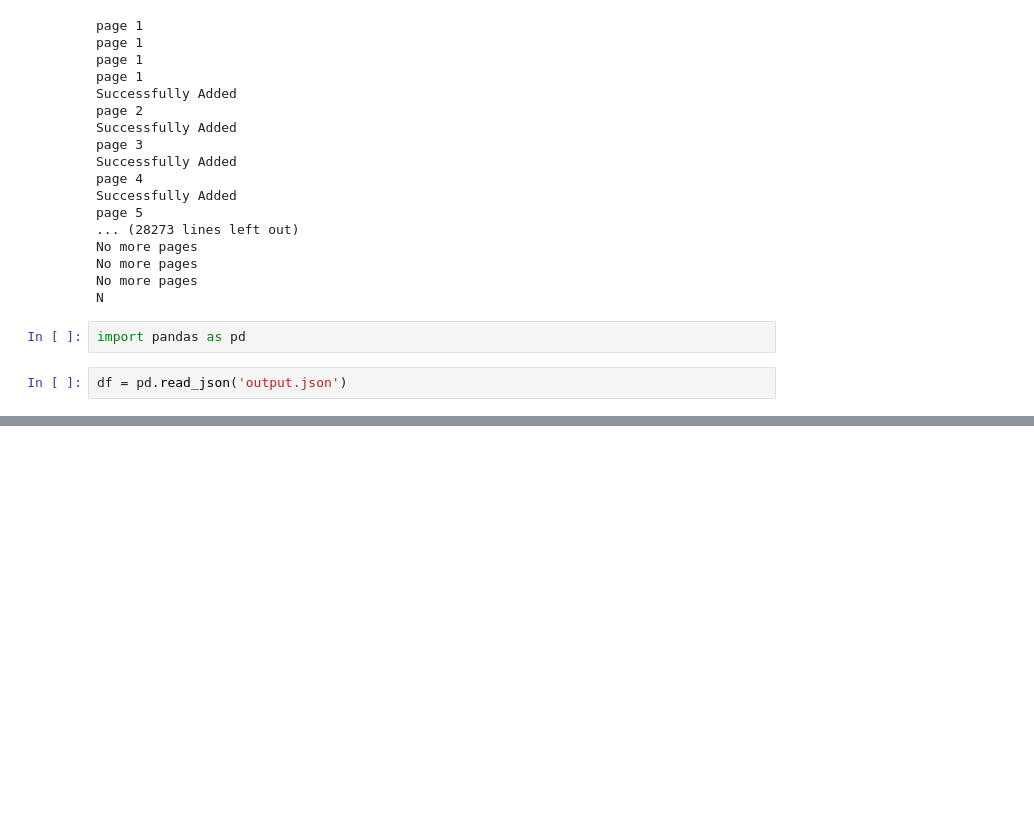
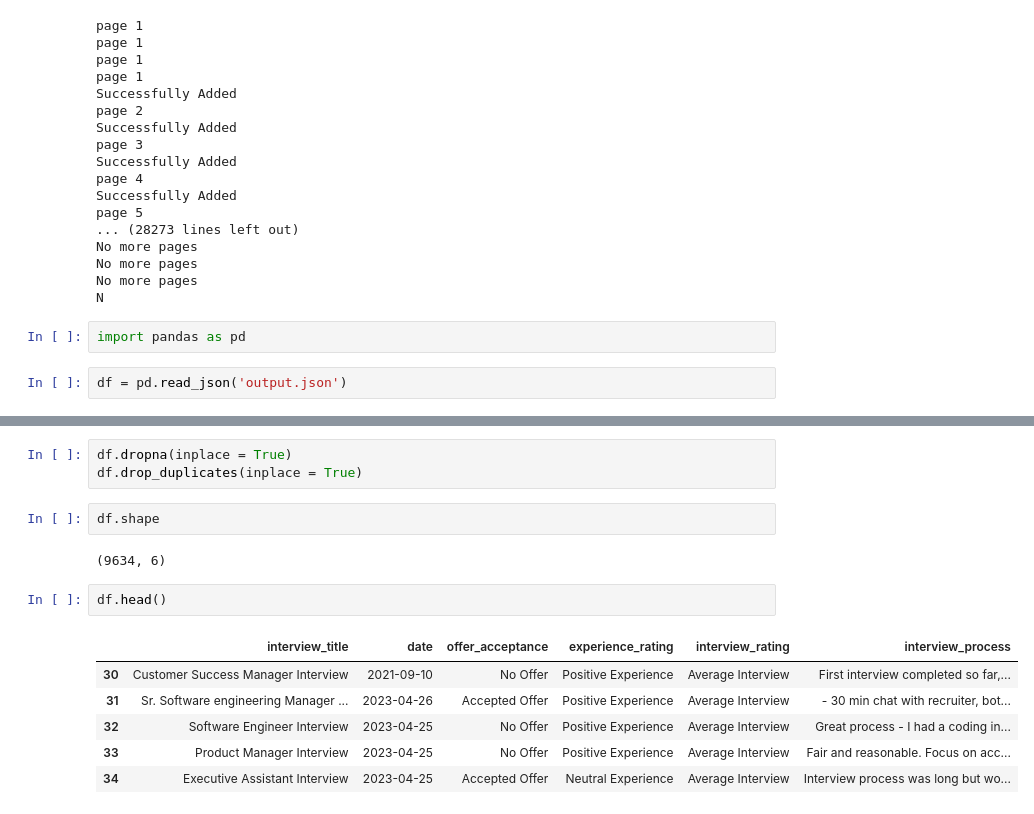
Before and after one commit to ajohnso4/WebMiningFinalProject, a Jupyter notebook: interviewMine.ipynb, the cells around one changed output, grey strips where cells are left out. Drawn from its saved outputs; the diff is of its cells as text; blank space fills up the shorter version.

```diff
--- a/interviewMine.ipynb
+++ b/interviewMine.ipynb
@@ -176,2 +177,18 @@ df.shape
+# %%
+df.dropna(inplace = True)
+df.drop_duplicates(inplace = True)
+# %%
+df.shape
+# %% [output]
+(9634, 6)
+# %%
+df.head()
+# %% [output]
+|  | interview_title | date | offer_acceptance | experience_rating | interview_rating | interview_process |
+| 30 | Customer Success Manager Interview | 2021-09-10 | No Offer | Positive Experience | Average Interview | First interview completed so far,... |
+| 31 | Sr. Software engineering Manager ... | 2023-04-26 | Accepted Offer | Positive Experience | Average Interview | - 30 min chat with recruiter, bot... |
+| 32 | Software Engineer Interview | 2023-04-25 | No Offer | Positive Experience | Average Interview | Great process - I had a coding in... |
+| 33 | Product Manager Interview | 2023-04-25 | No Offer | Positive Experience | Average Interview | Fair and reasonable. Focus on acc... |
+| 34 | Executive Assistant Interview | 2023-04-25 | Accepted Offer | Neutral Experience | Average Interview | Interview process was long but wo... |
 # %%
 df.to_csv('data.csv')
```
Also changed, not shown: parts of 4 cells of this notebook, 1 other file.
